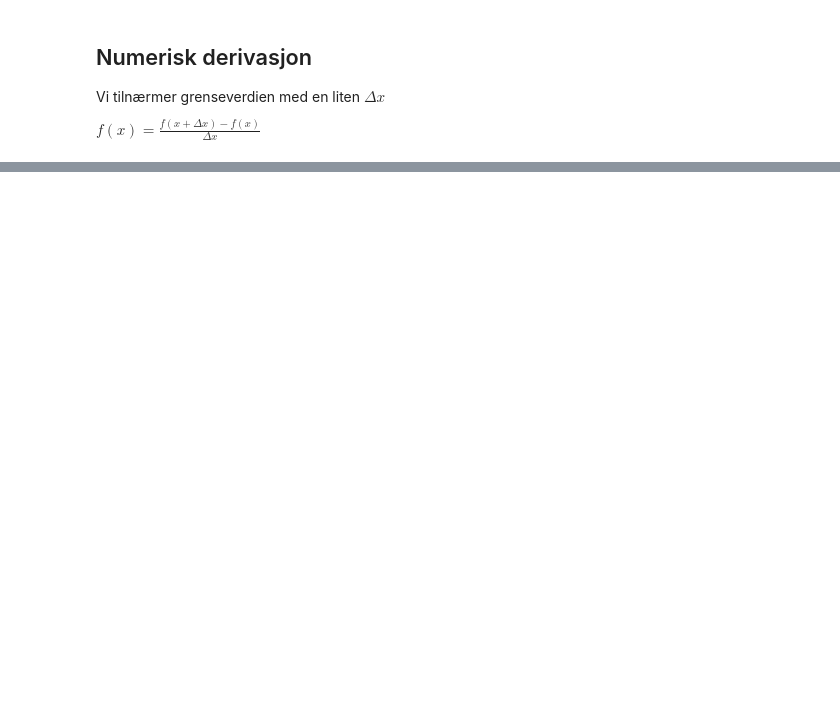
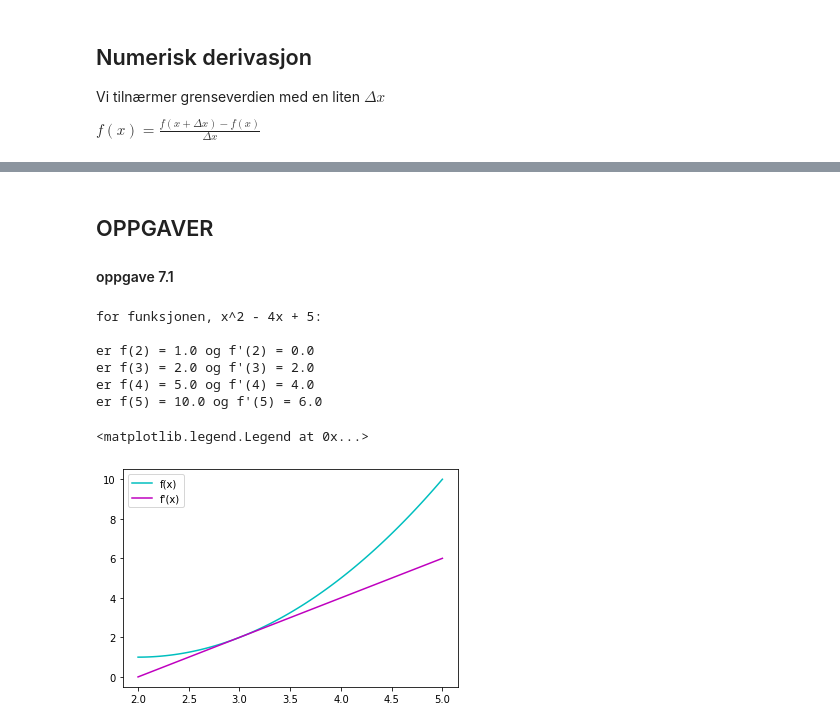
Before and after one commit to mattiastofte/promod, a Jupyter notebook: numeriske metoder/derivasjon.ipynb, the cells around one changed output, grey strips where cells are left out. Saved outputs shown, nothing was run; the diff lists cells and outputs as text; code cells hidden in the pictures; blank space fills up the shorter version.

```diff
--- a/numeriske metoder/derivasjon.ipynb
+++ b/numeriske metoder/derivasjon.ipynb
@@ -38,0 +72,34 @@ for standardform in verdier:
+# %% [markdown]
+## OPPGAVER
+#### oppgave 7.1
+# %%
+delta_x = 1E-08
+
+def f(x):
+    return x**2 - (4 * x) + 5
+
+x_verdier = np.linspace(2,5,100)
+f_x = []
+f_x_derivert = []
+
+print('for funksjonen, x^2 - 4x + 5:\n')
+
+for x in [i for i in range(2,6)]:
+    print(f"er f({x}) = {float(f(x))} og f'({x}) = {round(derivert(f,x,delta_x),6)}")
+
+for x in x_verdier:
+    f_x.append(f(x))
+    f_x_derivert.append(derivert(f,x,delta_x))
+
+plot(x_verdier,f_x,label="f(x)",color="c")
+plot(x_verdier,f_x_derivert,label="f'(x)",color="m")
+legend()
+# %% [output]
+for funksjonen, x^2 - 4x + 5:
+
+er f(2) = 1.0 og f'(2) = 0.0
+er f(3) = 2.0 og f'(3) = 2.0
+er f(4) = 5.0 og f'(4) = 4.0
+er f(5) = 10.0 og f'(5) = 6.0
+<matplotlib.legend.Legend at 0x...>
+[figure, added]
```
Also changed, not shown: parts of 11 cells of this notebook, 2 other files.
